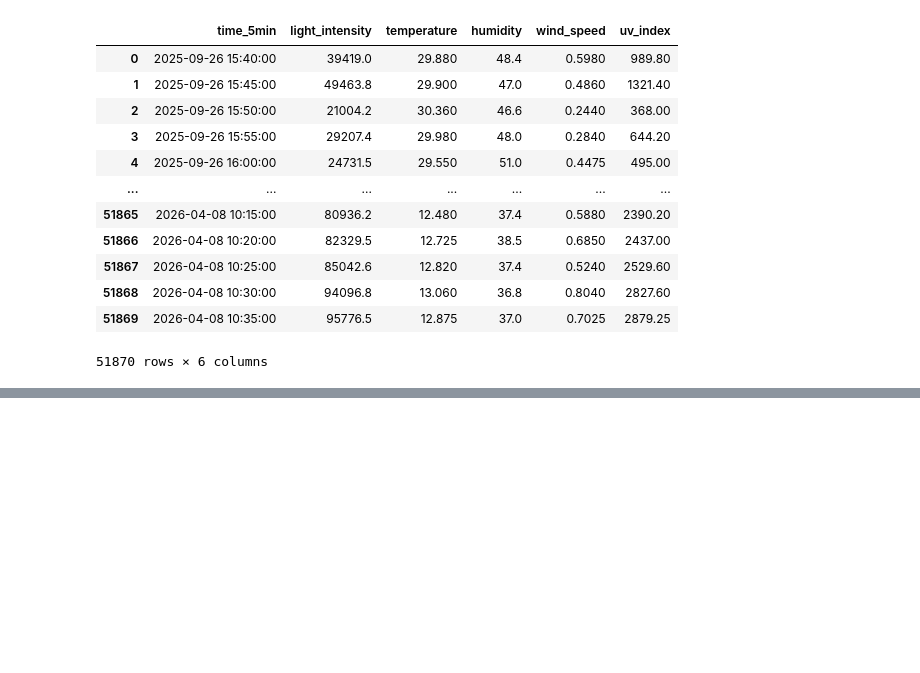
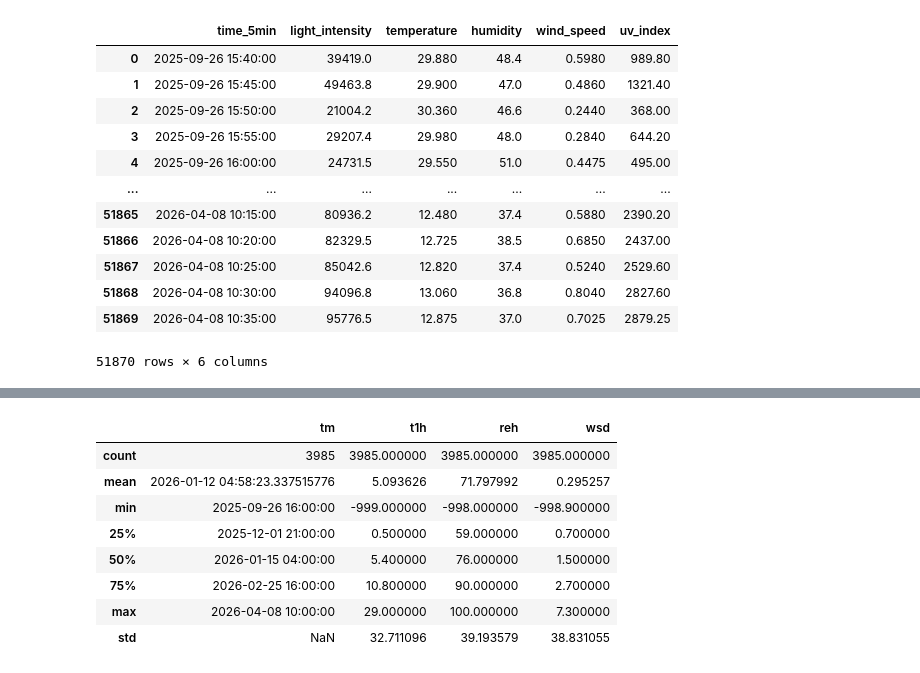
Before and after one commit to donggi22/insolation, a Jupyter notebook: EDA2.ipynb, the cells around one changed output, grey strips where cells are left out. Drawn from its saved outputs; the diff is of its cells as text; code cells hidden in the pictures; blank space fills up the shorter version.

```diff
--- a/EDA2.ipynb
+++ b/EDA2.ipynb
@@ -258,0 +352,12 @@ memory usage: 653.9+ KB
+# %%
+df_weather.describe()
+# %% [output]
+|  | tm | t1h | reh | wsd |
+| count | 3985 | 3985.000000 | 3985.000000 | 3985.000000 |
+| mean | 2026-01-12 04:58:23.337515776 | 5.093626 | 71.797992 | 0.295257 |
+| min | 2025-09-26 16:00:00 | -999.000000 | -998.000000 | -998.900000 |
+| 25% | 2025-12-01 21:00:00 | 0.500000 | 59.000000 | 0.700000 |
+| 50% | 2026-01-15 04:00:00 | 5.400000 | 76.000000 | 1.500000 |
+| 75% | 2026-02-25 16:00:00 | 10.800000 | 90.000000 | 2.700000 |
+| max | 2026-04-08 10:00:00 | 29.000000 | 100.000000 | 7.300000 |
+| std | NaN | 32.711096 | 39.193579 | 38.831055 |
```
Also changed, not shown: parts of 15 cells of this notebook.
